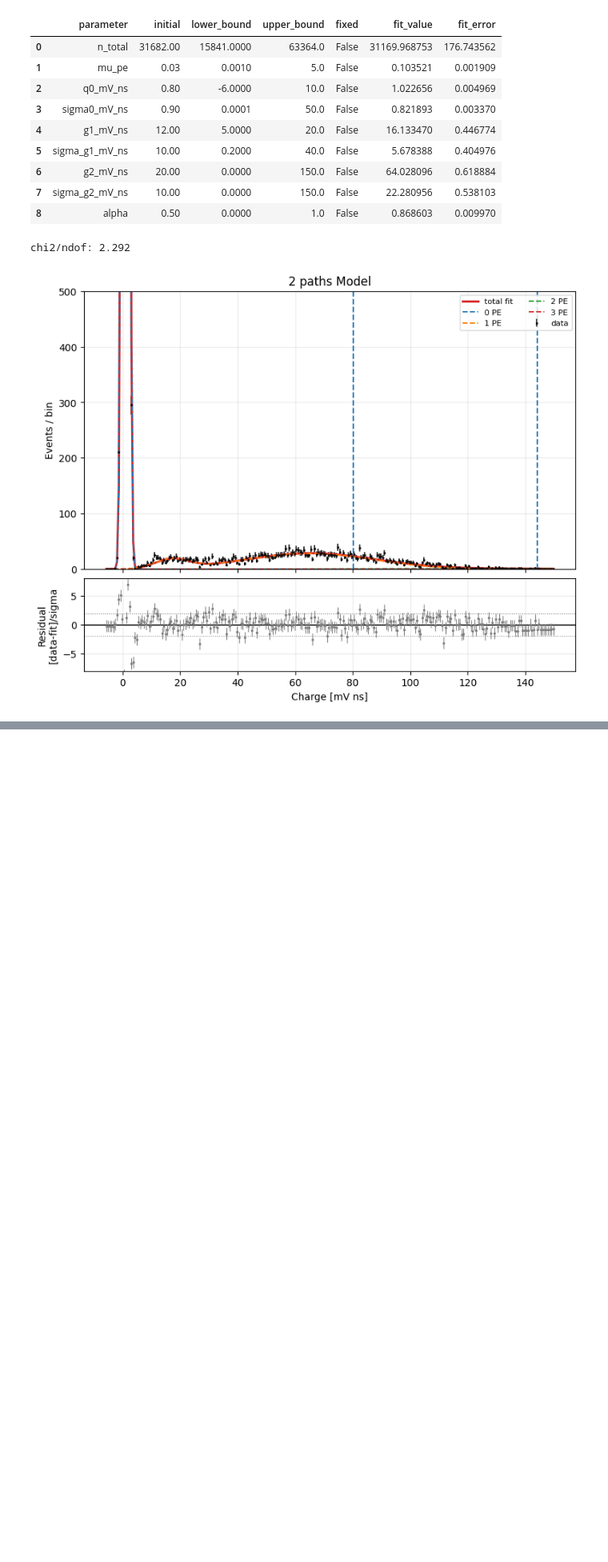
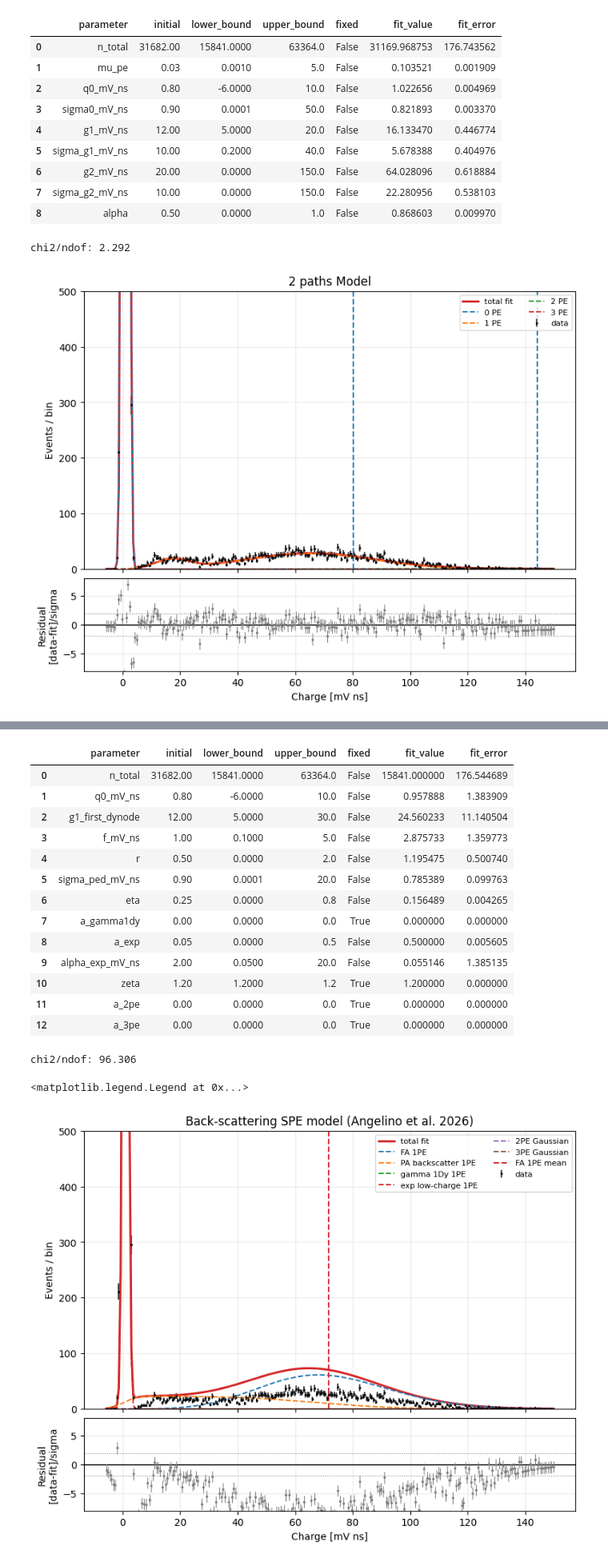
Before and after one commit to TAU-neutrino-lab/PMT-characterization, a Jupyter notebook: PMT-calibration/fit_DC_525MHz_fewHours_trig1800uV.ipynb, the cells around one changed output, grey strips where cells are left out. Shown at 80% size. Drawn from its saved outputs; the diff is of its cells as text; code cells hidden in the pictures; blank space fills up the shorter version.

Commit message:
add modern fit model

```diff
--- a/PMT-calibration/fit_DC_525MHz_fewHours_trig1800uV.ipynb
+++ b/PMT-calibration/fit_DC_525MHz_fewHours_trig1800uV.ipynb
@@ -377,0 +382,66 @@ chi2/ndof: 2.292
+# %%
+maxMultiPE = 3
+
+backscatter_fit_p0 = {
+    # Format: [initial_value, lower_bound, upper_bound, isFixed]
+    # g1_first_dynode is dimensionless. f_mV_ns converts one first-dynode electron
+    # into charge units, so the fully amplified 1PE mean is q0 + g1_first_dynode*f_mV_ns.
+    "n_total":          [len(charge_mV_ns), 0.5 * len(charge_mV_ns), 2.0 * len(charge_mV_ns), False],
+    "q0_mV_ns":         [0.8, -6.0, 10.0, False],
+    "g1_first_dynode":  [12.0, 5.0, 30.0, False],
+    "f_mV_ns":          [1.0, 0.1, 5.0, False],
+    "r":                [0.5, 0.0, 2.0, False],
+    "sigma_ped_mV_ns":  [0.9, 1e-4, 20.0, False],
+    "eta":              [0.25, 0.0, 0.8, False],
+    "a_gamma1dy":       [0.0, 0.0, 0.3, True], # True
+    "a_exp":            [0.05, 0.0, 0.5, False],
+    "alpha_exp_mV_ns":  [2.0, 0.05, 20.0, False],
+    "zeta":             [1.2, 0.2, 5.0, True], #
+    "a_2pe":            [0.0, 0.0, 0.5, True], #
+    "a_3pe":            [0.0, 0.0, 0.5, True], #
+}
+
+fit_kwargs = dict(
+    fit_range=fit_range,
+    bins=nbins,
+    max_multi_pe=maxMultiPE,
+    p0=backscatter_fit_p0,
+)
+
+fit_all = fit_backscatter_spe_spectrum(charge_mV_ns, **fit_kwargs)
+
+table = fit_result_table(fit_all)
+display(table)
+print(f"chi2/ndof: {fit_all['chi2'] / fit_all['ndof']:.3f}")
+
+fig, ax, ax_resid = plot_fit_result(
+    fit_all,
+    title="Back-scattering SPE model (Angelino et al. 2026)",
+    logscale=False,
+    ylims=(0, 500),
+)
+
+params = table.set_index("parameter")["fit_value"]
+q0_mV_ns = params["q0_mV_ns"]
+g1_first_dynode = params["g1_first_dynode"]
+f_mV_ns = params["f_mV_ns"]
+ax.axvline(q0_mV_ns + g1_first_dynode * f_mV_ns, ls="--", color="tab:red", label="Fully Amplified 1PE mean")
+ax.legend(ncol=2, fontsize=8);
+# %% [output]
+|  | parameter | initial | lower_bound | upper_bound | fixed | fit_value | fit_error |
+| 0 | n_total | 31682.00 | 15841.0000 | 63364.0 | False | 15841.000000 | 176.544689 |
+| 1 | q0_mV_ns | 0.80 | -6.0000 | 10.0 | False | 0.957888 | 1.383909 |
+| 2 | g1_first_dynode | 12.00 | 5.0000 | 30.0 | False | 24.560233 | 11.140504 |
+| 3 | f_mV_ns | 1.00 | 0.1000 | 5.0 | False | 2.875733 | 1.359773 |
+| 4 | r | 0.50 | 0.0000 | 2.0 | False | 1.195475 | 0.500740 |
+| 5 | sigma_ped_mV_ns | 0.90 | 0.0001 | 20.0 | False | 0.785389 | 0.099763 |
+| 6 | eta | 0.25 | 0.0000 | 0.8 | False | 0.156489 | 0.004265 |
+| 7 | a_gamma1dy | 0.00 | 0.0000 | 0.0 | True | 0.000000 | 0.000000 |
+| 8 | a_exp | 0.05 | 0.0000 | 0.5 | False | 0.500000 | 0.005605 |
+| 9 | alpha_exp_mV_ns | 2.00 | 0.0500 | 20.0 | False | 0.055146 | 1.385135 |
+| 10 | zeta | 1.20 | 1.2000 | 1.2 | True | 1.200000 | 0.000000 |
+| 11 | a_2pe | 0.00 | 0.0000 | 0.0 | True | 0.000000 | 0.000000 |
+| 12 | a_3pe | 0.00 | 0.0000 | 0.0 | True | 0.000000 | 0.000000 |
+chi2/ndof: 96.306
+<matplotlib.legend.Legend at 0x...>
+[figure, added]
```
Also changed, not shown: parts of 1 cell of this notebook, 1 other file.
